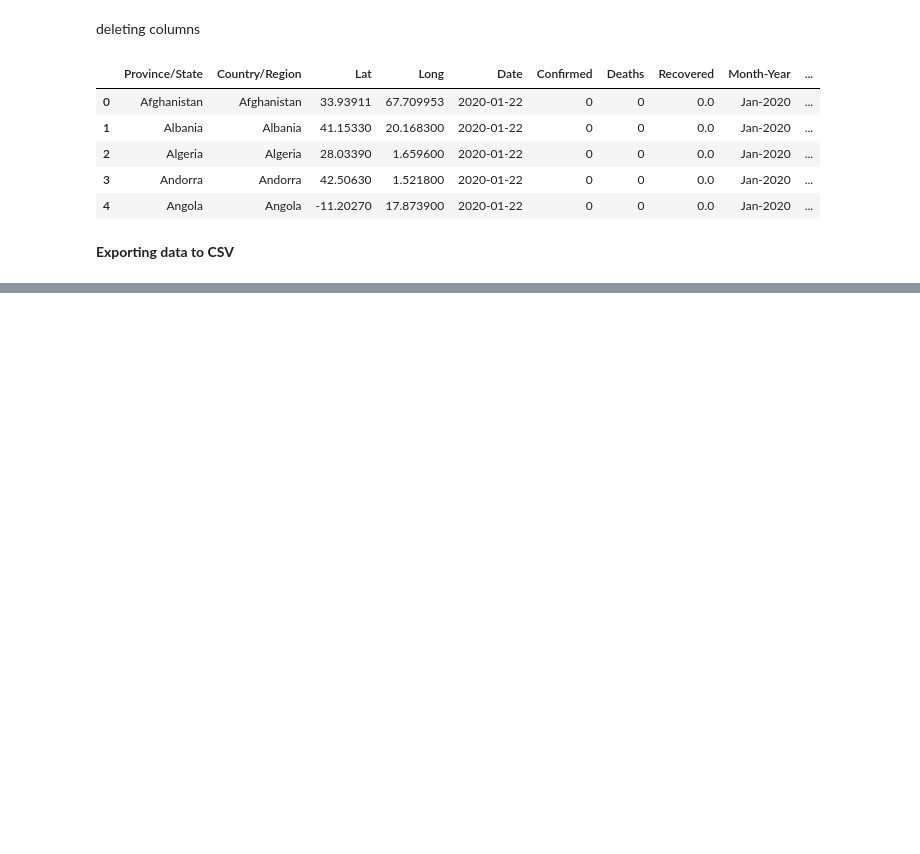
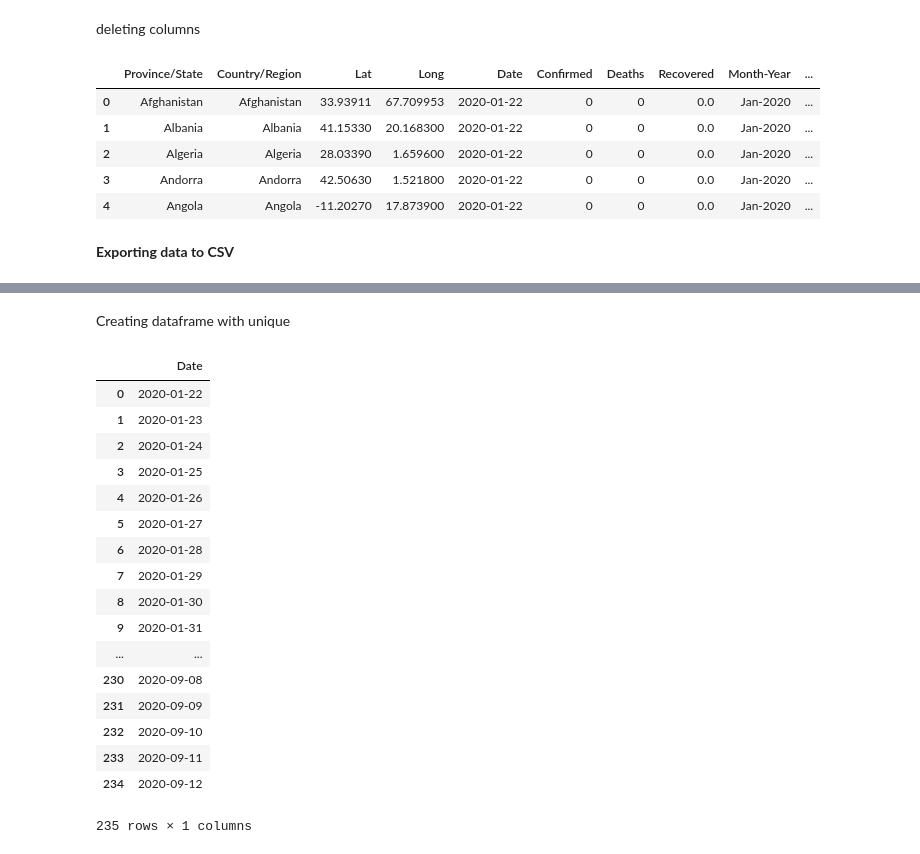
Before and after one commit to udaytak/CoronaVirus-Evolution-PowerBI, a Jupyter notebook: Corona Virus BI Project.ipynb, the cells around one changed output, grey strips where cells are left out. Drawn from its saved outputs; the diff is of its cells as text; code cells hidden in the pictures; blank space fills up the shorter version.

Commit message:
Creating a Dataset for play axis that duplicates data

```diff
--- a/Corona Virus BI Project.ipynb
+++ b/Corona Virus BI Project.ipynb
@@ -411,0 +418,3 @@ full_join3.to_csv('CoronaVirus PowerBI Raw', sep='\t')
+# %%
+dates = full_join3['Date'].unique()
+dates
@@ -411,0 +439,24 @@ full_join3.to_csv('CoronaVirus PowerBI Raw', sep='\t')
+# %% [markdown]
+Creating dataframe with unique
+# %%
+dates = pd.DataFrame(dates, columns=['Date'])
+dates
+# %% [output]
+|  | Date |
+| 0 | 2020-01-22 |
+| 1 | 2020-01-23 |
+| 2 | 2020-01-24 |
+| 3 | 2020-01-25 |
+| 4 | 2020-01-26 |
+| 5 | 2020-01-27 |
+| 6 | 2020-01-28 |
+| 7 | 2020-01-29 |
+| 8 | 2020-01-30 |
+| 9 | 2020-01-31 |
+| ... | ... |
+| 230 | 2020-09-08 |
+| 231 | 2020-09-09 |
+| 232 | 2020-09-10 |
+| 233 | 2020-09-11 |
+| 234 | 2020-09-12 |
+235 rows × 1 columns
```
Also changed, not shown: parts of 9 cells of this notebook, 1 other file.
